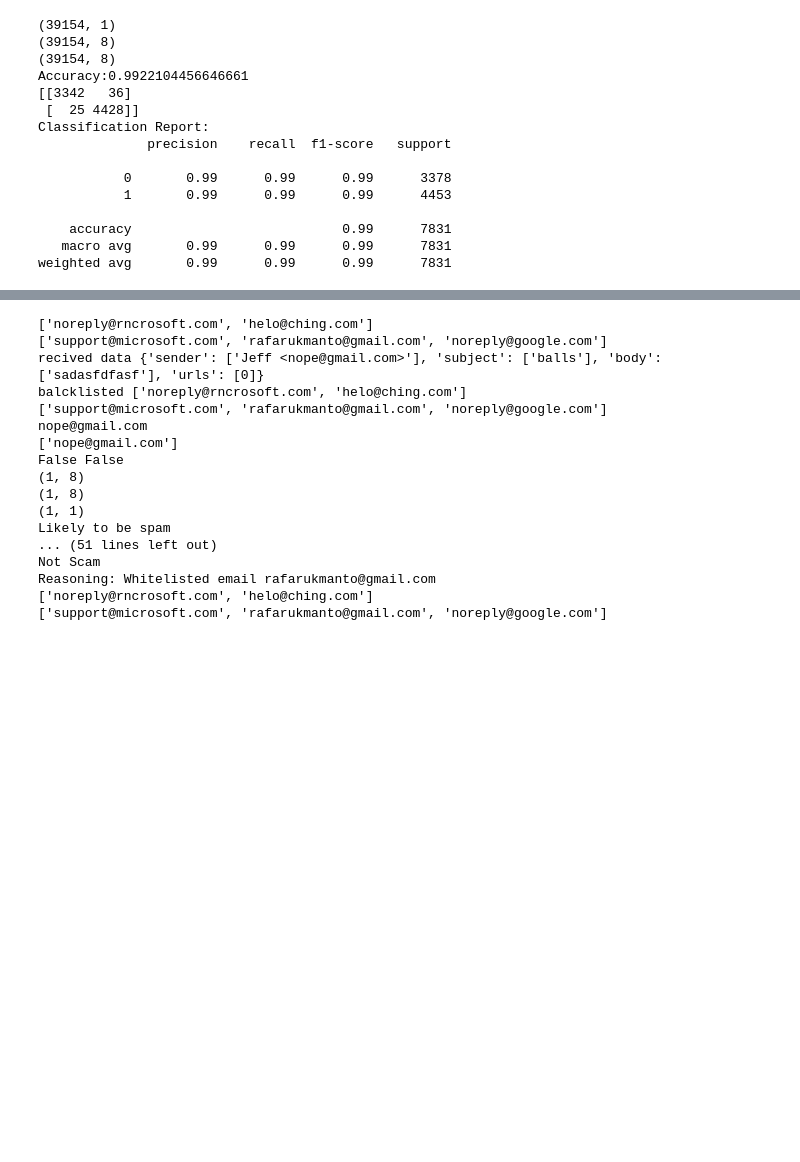
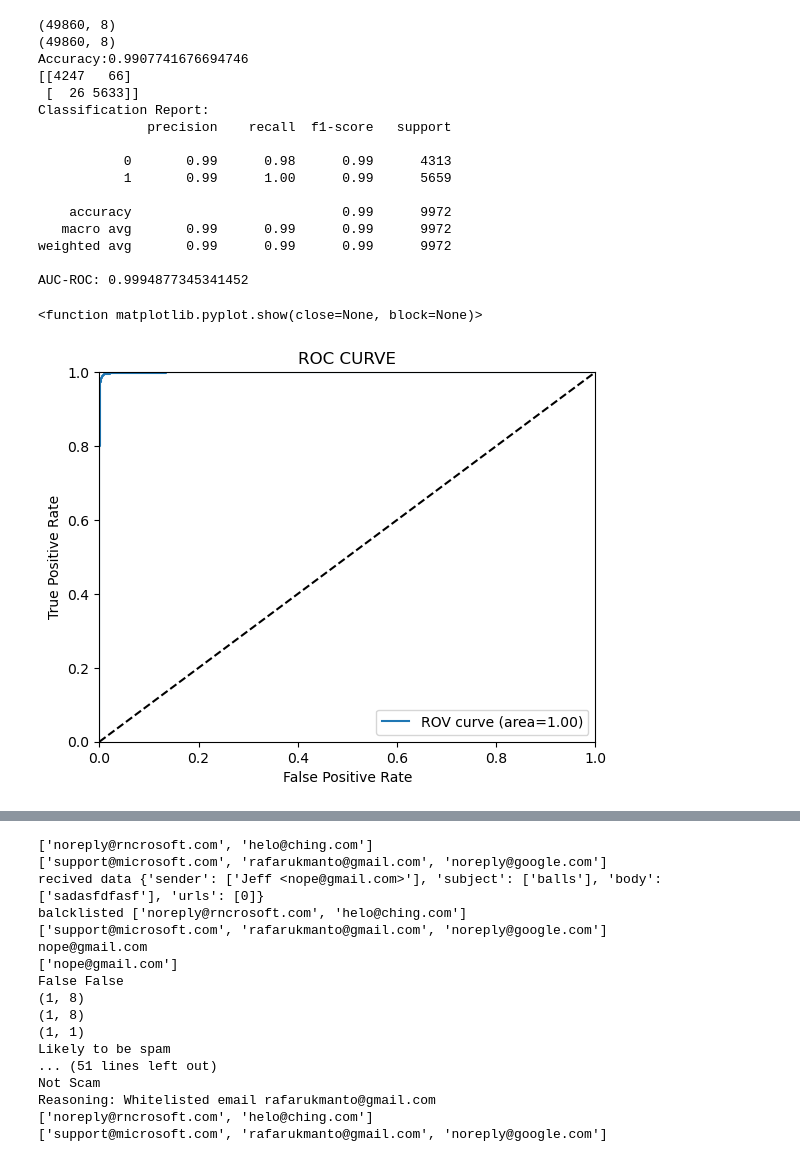
Before and after one commit to Idioticalduck/CS-5820-final-proj, a Jupyter notebook: work.ipynb, the cells around one changed output, grey strips where cells are left out. Saved outputs shown, nothing was run; the diff lists cells and outputs as text; code cells hidden in the pictures; blank space fills up the shorter version.

```diff
--- a/work.ipynb
+++ b/work.ipynb
@@ -62,50 +110,64 @@ domain_encoder=HashingEncoder()
 # %%
-CEAS=pd.DataFrame(CEAS8)
-CEAS=CEAS.fillna("")
-sendercopy=CEAS['sender'].copy()
-name,email=divide_sender(sendercopy)
-prefix,domain=divide_email(email)
-subject=subject_vectorizer.fit_transform(CEAS['subject'].copy())
-body=body_vectorizer.fit_transform(CEAS['body'].copy())
-urls=csr_matrix((CEAS['urls'].copy().astype(int))).reshape(-1,1)
-print(urls.shape)
-name=name_encoder.fit_transform(name)
-prefix=email_encoder.fit_transform(prefix)
-domain=domain_encoder.fit_transform(domain)
+name = name_encoder.fit_transform(name_combined)
+prefix = email_encoder.fit_transform(prefix_combined)
+domain = domain_encoder.fit_transform(domain_combined)
+subject = subject_vectorizer.fit_transform(subject_combined)
+body = body_vectorizer.fit_transform(body_combined)
+urls = csr_matrix(urls_combine).reshape(-1, 1)
 
 print(name.shape)
 print(domain.shape)
 X=hstack([name,subject,body,prefix,domain,urls])
-y=CEAS['label'].astype(int)
+y = pd.concat([label_ceas, label_nigerian, label_nazario, label_spam_assasin], ignore_index=True)
 
 X_train,X_test,y_train,y_test = train_test_split(X,y,test_size=0.2,random_state=0)
 initial_detect=LogisticRegression()
 initial_detect.fit(X_train,y_train)
+
 y_pred =initial_detect.predict(X_test)
+y_pred_proba = initial_detect.predict_proba(X_test)[:,1]
 
 accuracy = accuracy_score(y_test,y_pred)
 conf_matrix= confusion_matrix(y_test,y_pred)
 class_report=classification_report(y_test,y_pred)
 print(f'Accuracy:{accuracy}')
 print(conf_matrix)
 print('Classification Report:')
 print(class_report)
+
+roc_auc = roc_auc_score(y_test, y_pred_proba)
+print(f"AUC-ROC: {roc_auc}")
+
+fpr, tpr, _ = roc_curve(y_test, y_pred_proba)
+plt.figure()
+plt.plot(fpr,tpr,label=f'ROV curve (area={roc_auc:.2f})')
+plt.plot([0,1],[0,1],'k--')
+plt.xlim([0.0,1.0])
+plt.ylim([0.0,1.0])
+plt.xlabel("False Positive Rate")
+plt.ylabel("True Positive Rate")
+plt.title("ROC CURVE")
+plt.legend(loc="lower right")
+plt.show
 # %% [output]
-(39154, 1)
-(39154, 8)
-(39154, 8)
-Accuracy:0.9922104456646661
-[[3342   36]
- [  25 4428]]
+(49860, 8)
+(49860, 8)
+Accuracy:0.9907741676694746
+[[4247   66]
+ [  26 5633]]
 Classification Report:
               precision    recall  f1-score   support
 
-           0       0.99      0.99      0.99      3378
-           1       0.99      0.99      0.99      4453
+           0       0.99      0.98      0.99      4313
+           1       0.99      1.00      0.99      5659
 
-    accuracy                           0.99      7831
-   macro avg       0.99      0.99      0.99      7831
-weighted avg       0.99      0.99      0.99      7831
+    accuracy                           0.99      9972
+   macro avg       0.99      0.99      0.99      9972
+weighted avg       0.99      0.99      0.99      9972
+
+AUC-ROC: 0.9994877345341452
+<function matplotlib.pyplot.show(close=None, block=None)>
+[figure, added]
 # %%
 safe=[]
 blacklisted=[]
```
Also changed, not shown: parts of 3 cells of this notebook.
